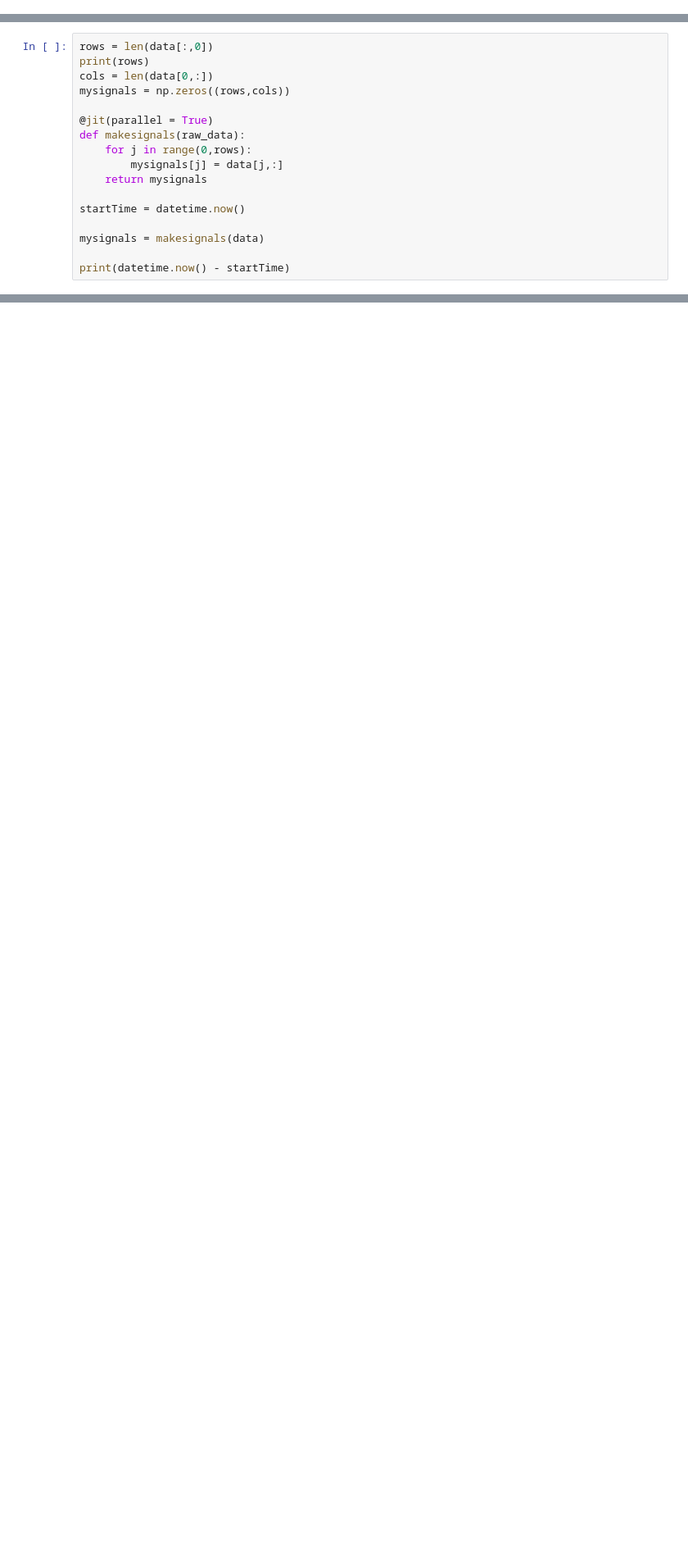
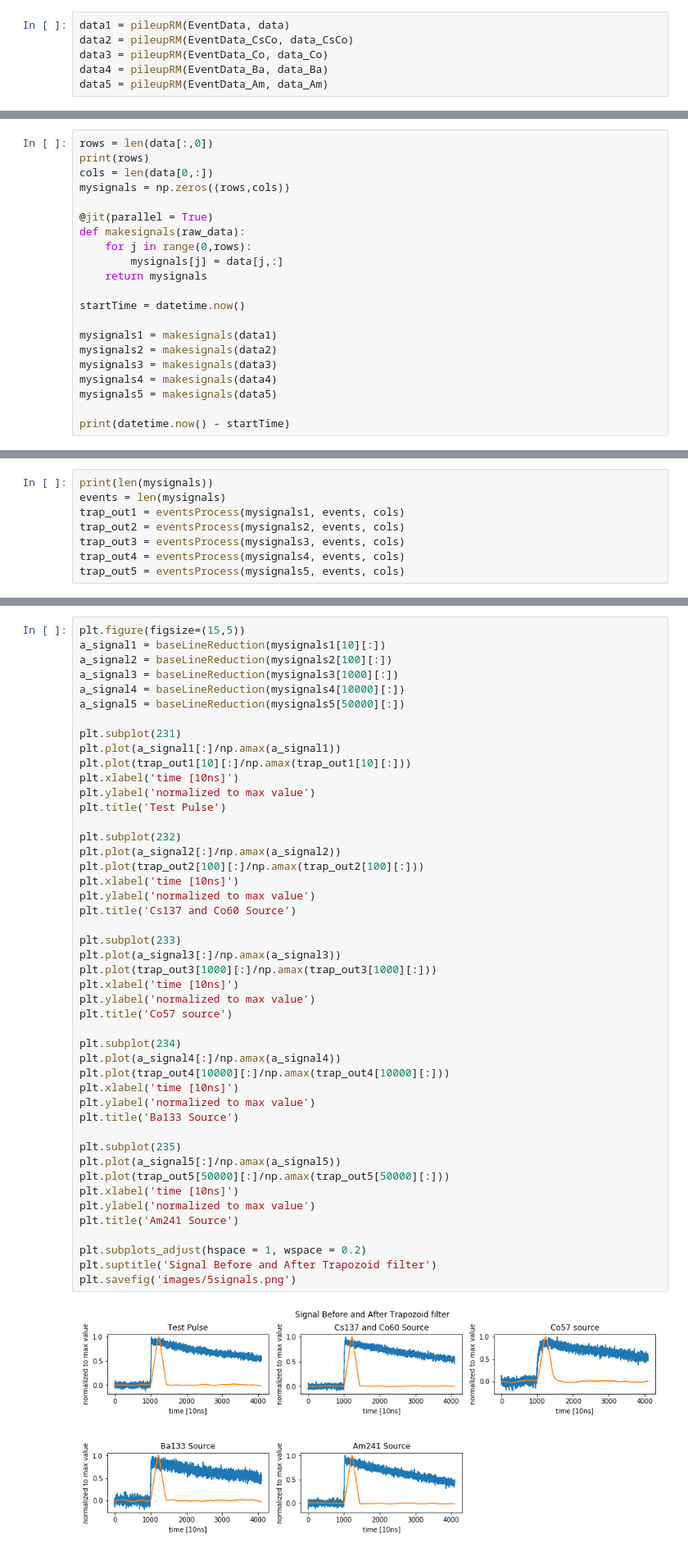
Before and after one commit to NE204-Fall2018/christopher-brand-lab1, a Jupyter notebook: Lab1_main-Copy1.ipynb, the cells around one changed output, grey strips where cells are left out. Shown at 82% size. Saved outputs shown, nothing was run; the diff lists cells and outputs as text; blank space fills up the shorter version.

```diff
--- a/Lab1_main-Copy1.ipynb
+++ b/Lab1_main-Copy1.ipynb
@@ -61,0 +74,6 @@ deleted  1248  signals due to pile up
+# %%
+data1 = pileupRM(EventData, data)
+data2 = pileupRM(EventData_CsCo, data_CsCo)
+data3 = pileupRM(EventData_Co, data_Co)
+data4 = pileupRM(EventData_Ba, data_Ba)
+data5 = pileupRM(EventData_Am, data_Am)
@@ -122,7 +133,11 @@ def makesignals(raw_data):
 
 startTime = datetime.now()
 
-mysignals = makesignals(data)
+mysignals1 = makesignals(data1)
+mysignals2 = makesignals(data2)
+mysignals3 = makesignals(data3)
+mysignals4 = makesignals(data4)
+mysignals5 = makesignals(data5)
 
 print(datetime.now() - startTime)
 # %% [output]
@@ -216,0 +159,8 @@ plt.bar(range(8196),yhist, width=1.0)
+# %%
+print(len(mysignals))
+events = len(mysignals)
+trap_out1 = eventsProcess(mysignals1, events, cols)
+trap_out2 = eventsProcess(mysignals2, events, cols)
+trap_out3 = eventsProcess(mysignals3, events, cols)
+trap_out4 = eventsProcess(mysignals4, events, cols)
+trap_out5 = eventsProcess(mysignals5, events, cols)
@@ -216,0 +174,48 @@ plt.bar(range(8196),yhist, width=1.0)
+# %%
+plt.figure(figsize=(15,5))
+a_signal1 = baseLineReduction(mysignals1[10][:])
+a_signal2 = baseLineReduction(mysignals2[100][:])
+a_signal3 = baseLineReduction(mysignals3[1000][:])
+a_signal4 = baseLineReduction(mysignals4[10000][:])
+a_signal5 = baseLineReduction(mysignals5[50000][:])
+
+plt.subplot(231)
+plt.plot(a_signal1[:]/np.amax(a_signal1))
+plt.plot(trap_out1[10][:]/np.amax(trap_out1[10][:]))
+plt.xlabel('time [10ns]')
+plt.ylabel('normalized to max value')
+plt.title('Test Pulse')
+
+plt.subplot(232)
+plt.plot(a_signal2[:]/np.amax(a_signal2))
+plt.plot(trap_out2[100][:]/np.amax(trap_out2[100][:]))
+plt.xlabel('time [10ns]')
+plt.ylabel('normalized to max value')
+plt.title('Cs137 and Co60 Source')
+
+plt.subplot(233)
+plt.plot(a_signal3[:]/np.amax(a_signal3))
+plt.plot(trap_out3[1000][:]/np.amax(trap_out3[1000][:]))
+plt.xlabel('time [10ns]')
+plt.ylabel('normalized to max value')
+plt.title('Co57 source')
+
+plt.subplot(234)
+plt.plot(a_signal4[:]/np.amax(a_signal4))
+plt.plot(trap_out4[10000][:]/np.amax(trap_out4[10000][:]))
+plt.xlabel('time [10ns]')
+plt.ylabel('normalized to max value')
+plt.title('Ba133 Source')
+
+plt.subplot(235)
+plt.plot(a_signal5[:]/np.amax(a_signal5))
+plt.plot(trap_out5[50000][:]/np.amax(trap_out5[50000][:]))
+plt.xlabel('time [10ns]')
+plt.ylabel('normalized to max value')
+plt.title('Am241 Source')
+
+plt.subplots_adjust(hspace = 1, wspace = 0.2)
+plt.suptitle('Signal Before and After Trapozoid filter')
+plt.savefig('images/5signals.png')
+# %% [output]
+[figure, added]
```
Also changed, not shown: parts of 19 cells of this notebook, 5 other files.
